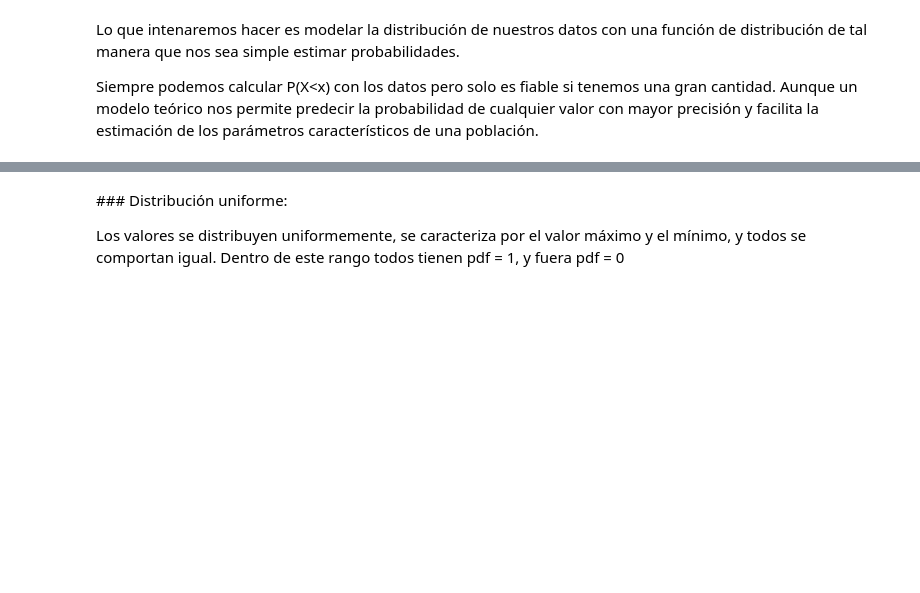
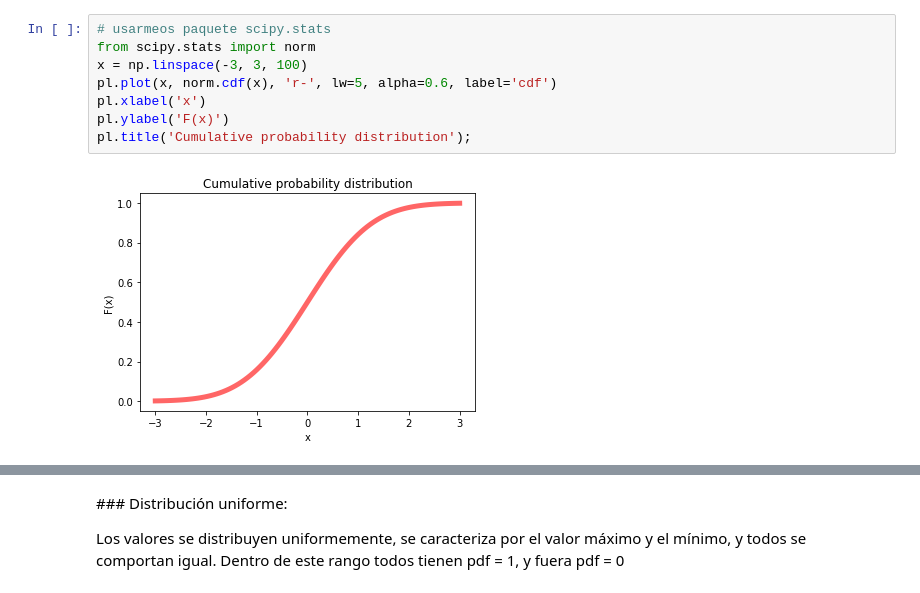
Before and after one commit to biuse/2021Modelization, a Jupyter notebook: Distribuciones.ipynb, the cells around one changed output, grey strips where cells are left out. Saved outputs shown, nothing was run; the diff lists cells and outputs as text; blank space fills up the shorter version.

```diff
--- a/Distribuciones.ipynb
+++ b/Distribuciones.ipynb
@@ -18,4 +22,10 @@ Las probabilidades se pueden seguir calculando usando el area debajo de la p(x).
-# %% [markdown]
-Lo que intenaremos hacer es modelar la distribución de nuestros datos con una función de distribución de tal manera que nos sea simple estimar probabilidades.
-
-Siempre podemos calcular P(X<x) con los datos pero solo es fiable si tenemos una gran cantidad. Aunque un modelo teórico nos permite predecir la probabilidad de cualquier valor con mayor precisión y facilita la estimación de los parámetros característicos de una población.
+# %%
+# usarmeos paquete scipy.stats
+from scipy.stats import norm
+x = np.linspace(-3, 3, 100)
+pl.plot(x, norm.cdf(x), 'r-', lw=5, alpha=0.6, label='cdf')
+pl.xlabel('x')
+pl.ylabel('F(x)')
+pl.title('Cumulative probability distribution');
+# %% [output]
+[figure, added]
```
Also changed, not shown: parts of 16 cells of this notebook.
